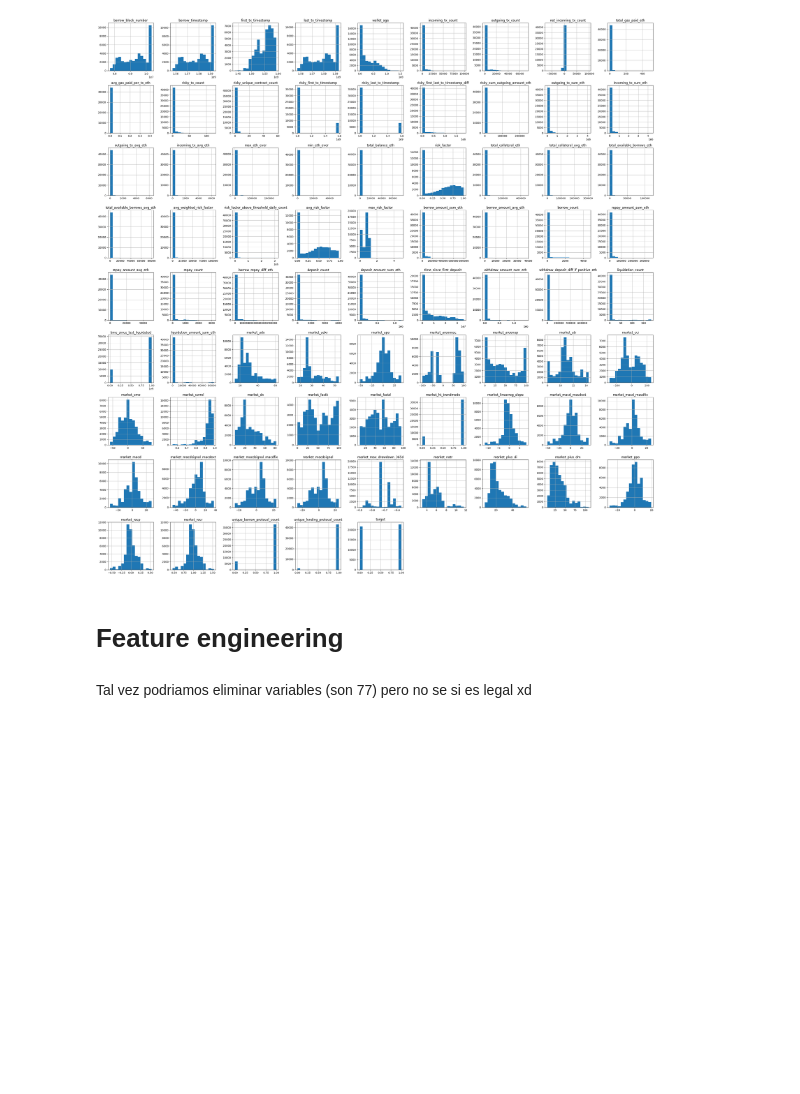
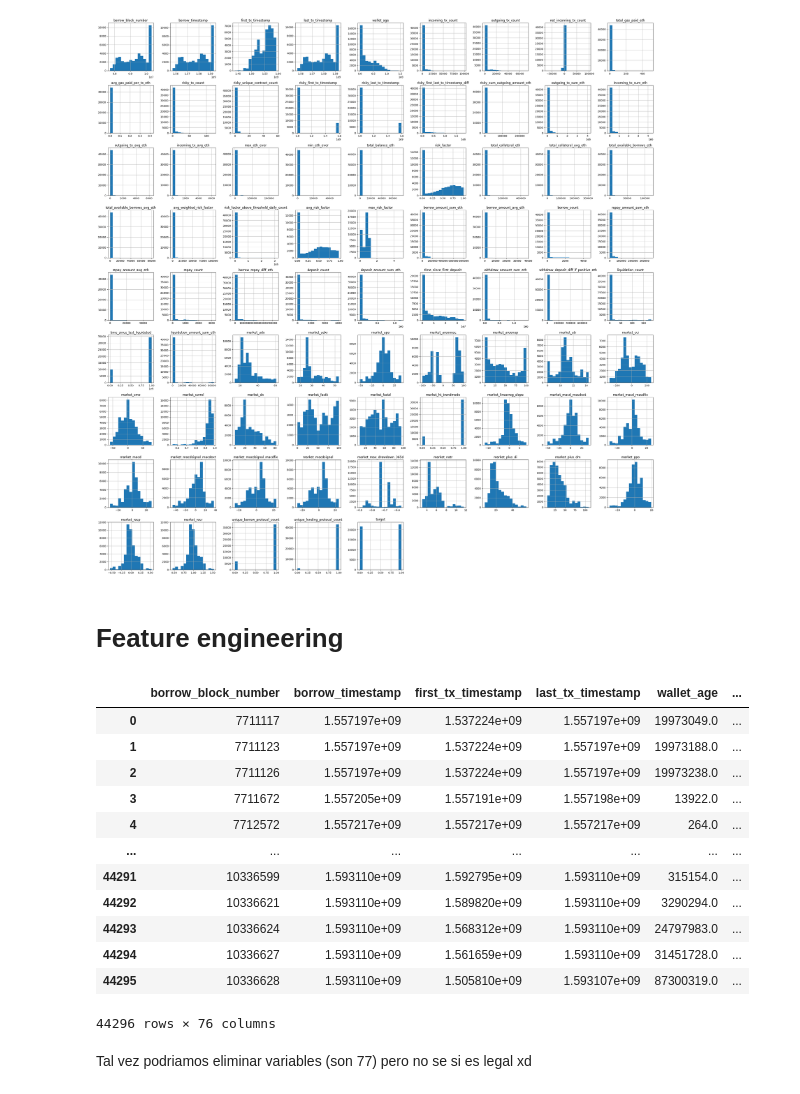
Before and after one commit to Geral37/MDS7202, a Jupyter notebook: Proyecto/Etapa 1/Etapa 1.ipynb, the cells around one changed output. Drawn from its saved outputs; the diff is of its cells as text; code cells hidden in the pictures; blank space fills up the shorter version.

```diff
--- a/Proyecto/Etapa 1/Etapa 1.ipynb
+++ b/Proyecto/Etapa 1/Etapa 1.ipynb
@@ -216,5 +216,22 @@ preprocessor = ColumnTransformer(
     ]
 )
+# %%
+X0=X0.drop('wallet_address', axis=1)
+X0
+# %% [output]
+|  | borrow_block_number | borrow_timestamp | first_tx_timestamp | last_tx_timestamp | wallet_age | ... |
+| 0 | 7711117 | 1.557197e+09 | 1.537224e+09 | 1.557197e+09 | 19973049.0 | ... |
+| 1 | 7711123 | 1.557197e+09 | 1.537224e+09 | 1.557197e+09 | 19973188.0 | ... |
+| 2 | 7711126 | 1.557197e+09 | 1.537224e+09 | 1.557197e+09 | 19973238.0 | ... |
+| 3 | 7711672 | 1.557205e+09 | 1.557191e+09 | 1.557198e+09 | 13922.0 | ... |
+| 4 | 7712572 | 1.557217e+09 | 1.557217e+09 | 1.557217e+09 | 264.0 | ... |
+| ... | ... | ... | ... | ... | ... | ... |
+| 44291 | 10336599 | 1.593110e+09 | 1.592795e+09 | 1.593110e+09 | 315154.0 | ... |
+| 44292 | 10336621 | 1.593110e+09 | 1.589820e+09 | 1.593110e+09 | 3290294.0 | ... |
+| 44293 | 10336624 | 1.593110e+09 | 1.568312e+09 | 1.593110e+09 | 24797983.0 | ... |
+| 44294 | 10336627 | 1.593110e+09 | 1.561659e+09 | 1.593110e+09 | 31451728.0 | ... |
+| 44295 | 10336628 | 1.593110e+09 | 1.505810e+09 | 1.593107e+09 | 87300319.0 | ... |
+44296 rows × 76 columns
 # %% [markdown]
 Tal vez podriamos eliminar variables (son 77) pero no se si es legal xd
 # %% [markdown]
```
Also changed, not shown: parts of 5 cells of this notebook, 1 other file.
